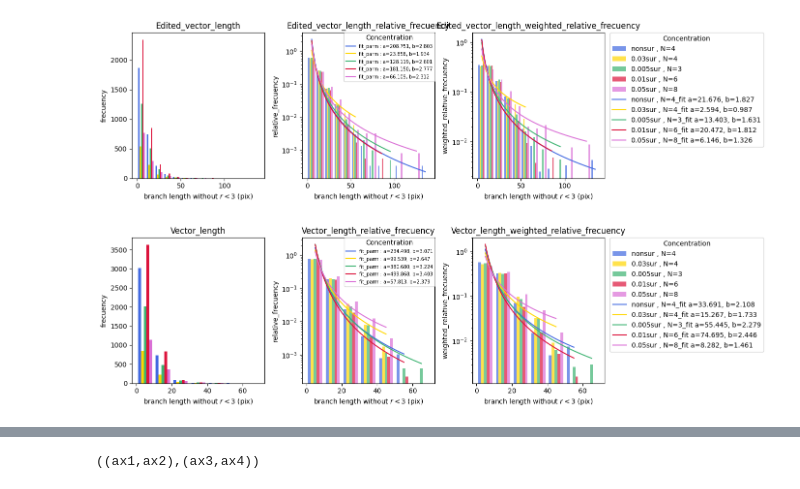
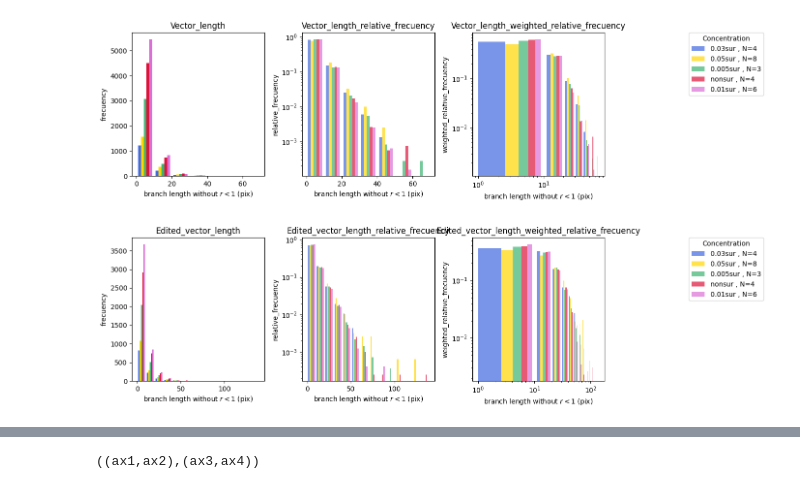
Before and after one commit to momoya-N/dendrite, a Jupyter notebook: movie_analisis/analisis_program/movie_analisys_plot.ipynb, the cells around one changed output, grey strips where cells are left out. Cells and saved outputs as stored; diff of their text form; code cells hidden in the pictures.

```diff
--- a/movie_analisis/analisis_program/movie_analisys_plot.ipynb
+++ b/movie_analisis/analisis_program/movie_analisys_plot.ipynb
@@ -34,7 +34,7 @@ if os.path.exists("/mnt/c/Users/PC/Desktop/Master_Thesis/movie_analisis/movie_an
 elif os.path.exists("/Users/tomoyanakamura/Documents/dendrite/movie_analisis/movie_analisis_data/"):
     data_dir_path="/Users/tomoyanakamura/Documents/dendrite/movie_analisis/movie_analisis_data/"
 
-data_list=glob.glob(data_dir_path+"*")
+data_list=glob.glob(str(data_dir_path) + "*")
 data_kind_list=[os.path.basename(x) for x in data_list if not "img" in x]
 print(data_kind_list)
 order=[2,1,0,3]
@@ -46,12 +46,12 @@ print(data_kind_list)
 # data_kind_list.append(data_kind_list[0])
 # del data_kind_list[1:4],data_kind_list[0]
 
-tmp=glob.glob(data_dir_path+data_kind_list[0]+"/*.dat")
+tmp=glob.glob(str(data_dir_path) + str(data_kind_list[0]) + "/*.dat")
 name_list=[os.path.basename(x) for x in tmp]
 sur_con_list=[x[9:-16] for x in name_list]
 sur_con_list=list(set(sur_con_list))
 print(sur_con_list)
-order=[2,1,3,0,4]
+order=[0,1,4,2,3]
 tmp=copy.deepcopy(sur_con_list)
 for i ,order in enumerate(order):
     tmp[i]=sur_con_list[order]
@@ -60,7 +60,7 @@ print(sur_con_list)
 colors=["royalblue","gold","mediumseagreen","crimson","orchid"]
 row=1
 col=3
-cutoff=3
+cutoff=1
 
 for kind in data_kind_list:
     print(kind)
@@ -77,7 +77,7 @@ for kind in data_kind_list:
         df=pd.DataFrame()
         N=len(target_files)
         for file in target_files:
-            path=data_dir_path+kind+"/"+file
+            path=str(data_dir_path) + kind + "/" + file
             df_tmp=pd.read_csv(path)
             df=pd.concat([df,df_tmp],axis=0)
         data=df.iloc[:,0]
@@ -102,38 +102,44 @@ for kind in data_kind_list:
         width=10
         range_set=int(Max-Max%width+width)
         bin_num=int(range_set/width)
-        axes[0,0].hist(total_data,bins=bin_num,density=False,label=label_data,color=colors,range=(0,range_set))
+        #binを10^0~10^{np.log10(range_set)}にbin_num個に分割
+        # bin_log=np.logspace(0,np.log10(range_set),bin_num)
+
+        n_fr , bins_fr , patches_fr = axes[0,0].hist(total_data,bins=bin_num,density=False,label=label_data,color=colors,range=(0,range_set))
+        # bin_log10=[math.pow(10,pow_i) for pow_i in np.log10(bins)]
         #相対度数
-        n , bins , patches =axes[0,1].hist(total_data,bins=bin_num,weights=relative_frecuency,range=(0,range_set),density=False,log=True,color=colors,alpha=0.7)
-        Max_n=max([max(x) for x in n])
+        n_refr , bins_refr , patches_refr =axes[0,1].hist(total_data,bins=bin_num,weights=relative_frecuency,range=(0,range_set),density=False,log=True,color=colors,alpha=0.7)
+        Max_n=max([max(x) for x in n_refr])
 
-        #近似曲線計算
-        for i in range(len(total_data)):
-            tmp = bins[:-1] + (bins[1] - bins[0])/2
-            x=tmp[n[i]!=0]
-            y=np.log10(n[i][n[i]!=0])
-            params_lod10, covariance_log10 = curve_fit(func_log10,x,y)
-            x_fit = np.linspace(min(x),max(x),100)
-            y_fit = func_pow(x_fit, *params_lod10)
+        # #近似曲線計算
+        # for i in range(len(total_data)):
+        #     tmp = bins[:-1] + (bins[1] - bins[0])/2
+        #     x=tmp[n[i]!=0]
+        #     y=np.log10(n[i][n[i]!=0])
+        #     params_lod10, covariance_log10 = curve_fit(func_log10,x,y)
+        #     x_fit = np.linspace(min(x),max(x),100)
+        #     y_fit = func_pow(x_fit, *params_lod10)
 
-            axes[0,1].plot(x_fit, y_fit, label=f"fit_parm : a={params_lod10[0]:.3f}, b={params_lod10[1]:.3f}",color=colors[i])
-            axes[0,1].legend(loc="upper right", fontsize=7,borderaxespad=0,title="Concentration")
+        #     axes[0,1].plot(x_fit, y_fit, label=f"fit_parm : a={params_lod10[0]:.3f}, b={params_lod10[1]:.3f}",color=colors[i])
+        #     axes[0,1].legend(loc="upper right", fontsize=7,borderaxespad=0,title="Concentration")
 
         #重み付き相対度数
-        n , bins , patches = axes[0,2].hist(total_data,bins=bin_num,weights=weighted_relative_frecuency,range=(0,range_set),density=False,label=label_data,color=colors,log=True,alpha=0.7)
-        #近似曲線計算
-        for i in range(len(total_data)):
-            tmp = bins[:-1] + (bins[1] - bins[0])/2
-            x=tmp[n[i]!=0]
-            y=np.log10(n[i][n[i]!=0])
-            params_lod10, covariance_log10 = curve_fit(func_log10,x,y)
-            x_fit = np.linspace(min(x),max(x),100)
-            y_fit = func_pow(x_fit, *params_lod10)
+        n_wrefr , bins_wrefr , patches_wrefr = axes[0,2].hist(total_data,bins=bin_num,weights=weighted_relative_frecuency,range=(0,range_set),density=False,label=label_data,color=colors,log=True,alpha=0.7)
+        # #近似曲線計算
+        # for i in range(len(total_data)):
+        #     tmp = bins[:-1] + (bins[1] - bins[0])/2
+        #     x=tmp[n[i]!=0]
+        #     y=np.log10(n[i][n[i]!=0])
+        #     params_lod10, covariance_log10 = curve_fit(func_log10,x,y)
+        #     x_fit = np.linspace(min(x),max(x),100)
+        #     y_fit = func_pow(x_fit, *params_lod10)
 
-            axes[0,2].plot(x_fit, y_fit, label=label_data[i]+f"_fit a={params_lod10[0]:.3f}, b={params_lod10[1]:.3f}",color=colors[i])
+        #     axes[0,2].plot(x_fit, y_fit, label=label_data[i]+f"_fit a={params_lod10[0]:.3f}, b={params_lod10[1]:.3f}",color=colors[i])
 
         for k in range(col):
             axes[0,k].set_xlabel(r"branch length without $r<$"+str(cutoff)+" (pix)")
+            if k==2:
+                axes[0,k].set_xscale("log")
 
         axes[0,0].set_ylabel("frecuency")
         axes[0,1].set_ylabel("relative_frecuency")
@@ -176,8 +182,8 @@ for kind in data_kind_list:
     #     axes[0,1].set_ylabel("relative_frecuency")
     #     plt.legend(bbox_to_anchor=(2.2, 1),loc="upper right", fontsize=10,borderaxespad=0,title="Concentration")
 
-    os.makedirs(data_dir_path+"/result_img/",exist_ok=True)
-    plt.savefig(data_dir_path+"/result_img/" + str(kind) + ".pdf")
-    plt.savefig(data_dir_path+"/result_img/" + str(kind) + ".png")
+    os.makedirs(str(data_dir_path) + "/result_img/",exist_ok=True)
+    plt.savefig(str(data_dir_path) + "/result_img/" + kind + ".pdf")
+    plt.savefig(str(data_dir_path) + "/result_img/" + kind + ".png")
 plt.show()
 # %% [output]
@@ -192,5 +201,5 @@ Vector_angle
-[figure, old version]
+[figure, new version]
-[figure, old version]
+[figure, new version]
 # %%
 def func_pow(x,a,b):
     return a*x**(-b) #Under Flow Warning が出る
```
Also changed, not shown: parts of 2 cells of this notebook.
